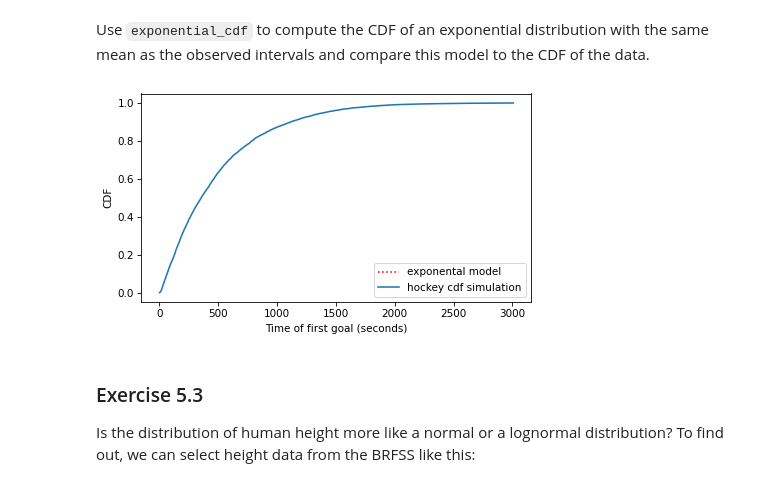
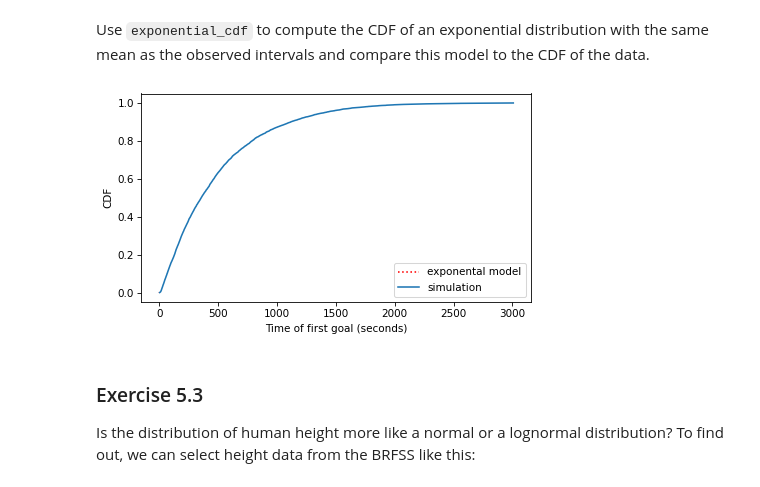
Before and after one commit to JoaoJimenez/Think_stats, a Jupyter notebook: nb/chap05.ipynb, the cells around one changed output. Saved outputs shown, nothing was run; the diff lists cells and outputs as text; code cells hidden in the pictures.

```diff
--- a/nb/chap05.ipynb
+++ b/nb/chap05.ipynb
@@ -851,7 +840,3 @@ empircal_hockey_cdf = Cdf.from_seq(intervals_array, name = "simulation")
 # %%
-theoretical_cdf.plot(ls = ":", color = "red")
-hockey_cdf_sim.plot()
-decorate(xlabel="Time of first goal (seconds)", ylabel="CDF")
+lam = 1/mean
-# %% [output]
-[figure, removed]
 # %%
@@ -859,5 +845,11 @@ decorate(xlabel="Time of first goal (seconds)", ylabel="CDF")
 # %%
-# Solution goes here
+empirical_hockey_cdf = Cdf.from_seq(intervals_array, name = "simulation")
+# %%
+theoretical_cdf.plot(ls = ":", color = "red")
+empirical_hockey_cdf.plot()
+decorate(xlabel="Time of first goal (seconds)", ylabel="CDF")
+# %% [output]
+[figure, added]
 # %% [markdown]
 ### Exercise 5.3
 
```
Also changed, not shown: parts of 10 cells of this notebook.
